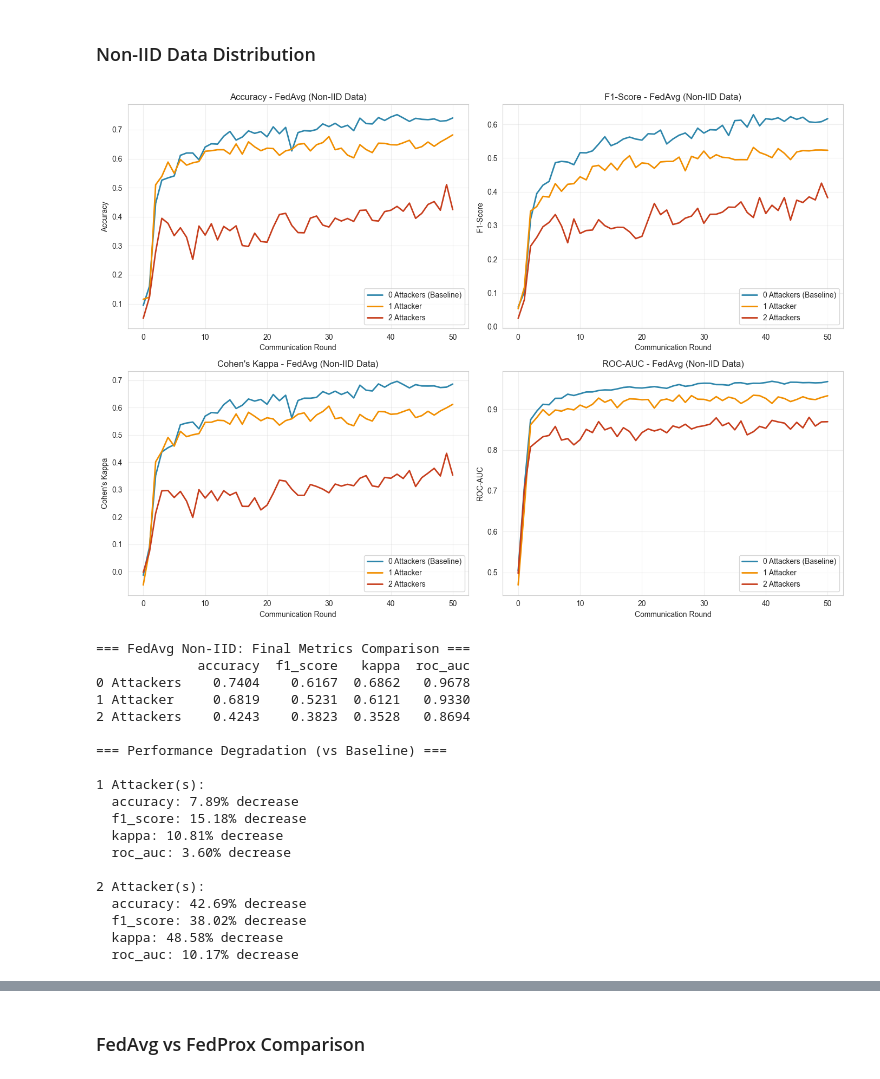
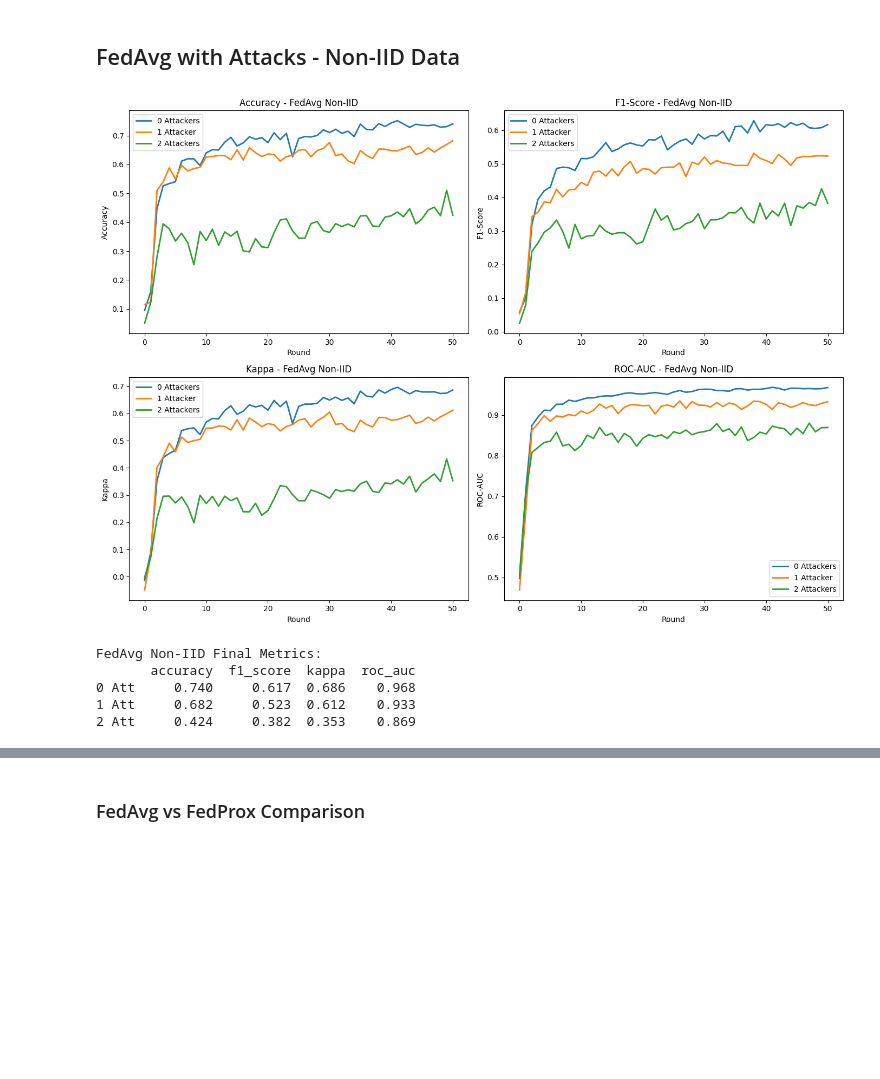
Before and after one commit to Malek-Kisanieh/Federated_learning, a Jupyter notebook: FL_Analysis.ipynb, the cells around one changed output, grey strips where cells are left out. Cells and saved outputs as stored; diff of their text form; code cells hidden in the pictures; blank space fills up the shorter version.

```diff
--- a/FL_Analysis.ipynb
+++ b/FL_Analysis.ipynb
@@ -100,7 +63,5 @@ First, we analyze the baseline performance without any attacks to establish a re
 # %%
-# Extract final metrics for baseline (0 attackers)
 def get_final_metrics(result_dict):
-    """Extract final round metrics"""
     return {
         'accuracy': result_dict['accuracy'][-1],
         'f1_score': result_dict['f1_score'][-1],
@@ -117,24 +78,23 @@ baseline_metrics = {
 
 # Create comparison table
 baseline_df = pd.DataFrame(baseline_metrics).T
-print("\n=== Baseline Performance (No Attacks) ===")
+baseline_df = pd.DataFrame(baseline_metrics).T
+print("Baseline Performance:")
 print(baseline_df.round(4))
 
-# Visualize baseline performance
 fig, axes = plt.subplots(1, 4, figsize=(16, 4))
 metrics = ['accuracy', 'f1_score', 'kappa', 'roc_auc']
-titles = ['Accuracy', 'F1-Score', "Cohen's Kappa", 'ROC-AUC']
+titles = ['Accuracy', 'F1-Score', 'Kappa', 'ROC-AUC']
 
 for idx, (metric, title) in enumerate(zip(metrics, titles)):
     data = [baseline_metrics[exp][metric] for exp in baseline_metrics.keys()]
-    axes[idx].bar(range(len(data)), data, color=['#2E86AB', '#A23B72', '#F18F01', '#C73E1D'])
+    axes[idx].bar(range(len(data)), data)
     axes[idx].set_xticks(range(len(data)))
-    axes[idx].set_xticklabels(['FedAvg\nIID', 'FedAvg\nNon-IID', 'FedProx\nIID', 'FedProx\nNon-IID'], rotation=0)
+    axes[idx].set_xticklabels(['FedAvg\nIID', 'FedAvg\nNon-IID', 'FedProx\nIID', 'FedProx\nNon-IID'])
     axes[idx].set_title(title)
     axes[idx].set_ylim([0, 1])
-    axes[idx].grid(axis='y', alpha=0.3)
 
 plt.tight_layout()
-plt.savefig('baseline_comparison.png', dpi=300, bbox_inches='tight')
+plt.savefig('baseline_comparison.png', dpi=300)
 plt.show()
 # %% [output]
@@ -218,64 +145,36 @@ for num_attackers in [1, 2]:
 # %% [markdown]
-### Non-IID Data Distribution
+## FedAvg with Attacks - Non-IID Data
 # %%
-# Plot FedAvg Non-IID experiments
 fig, axes = plt.subplots(2, 2, figsize=(14, 10))
 
 for idx, (metric, title) in enumerate(zip(metrics, titles)):
     ax = axes[idx // 2, idx % 2]
 
-    ax.plot(results['fedavg_noniid_0'][metric], label=labels[0], color=colors[0], linewidth=2)
-    ax.plot(results['fedavg_noniid_1'][metric], label=labels[1], color=colors[1], linewidth=2)
-    ax.plot(results['fedavg_noniid_2'][metric], label=labels[2], color=colors[2], linewidth=2)
+    ax.plot(results['fedavg_noniid_0'][metric], label='0 Attackers', linewidth=2)
+    ax.plot(results['fedavg_noniid_1'][metric], label='1 Attacker', linewidth=2)
+    ax.plot(results['fedavg_noniid_2'][metric], label='2 Attackers', linewidth=2)
 
-    ax.set_xlabel('Communication Round')
+    ax.set_xlabel('Round')
     ax.set_ylabel(title)
-    ax.set_title(f'{title} - FedAvg (Non-IID Data)')
+    ax.set_title(f'{title} - FedAvg Non-IID')
     ax.legend()
-    ax.grid(alpha=0.3)
 
 plt.tight_layout()
-plt.savefig('fedavg_noniid_attacks.png', dpi=300, bbox_inches='tight')
+plt.savefig('fedavg_noniid_attacks.png', dpi=300)
 plt.show()
 
-# Print comparison
-print("\n=== FedAvg Non-IID: Final Metrics Comparison ===")
+print("FedAvg Non-IID Final Metrics:")
 noniid_comparison = pd.DataFrame({
-    '0 Attackers': get_final_metrics(results['fedavg_noniid_0']),
-    '1 Attacker': get_final_metrics(results['fedavg_noniid_1']),
-    '2 Attackers': get_final_metrics(results['fedavg_noniid_2'])
+    '0 Att': get_final_metrics(results['fedavg_noniid_0']),
+    '1 Att': get_final_metrics(results['fedavg_noniid_1']),
+    '2 Att': get_final_metrics(results['fedavg_noniid_2'])
 }).T
-print(noniid_comparison.round(4))
-
-# Calculate degradation
-print("\n=== Performance Degradation (vs Baseline) ===")
-baseline = get_final_metrics(results['fedavg_noniid_0'])
-for num_attackers in [1, 2]:
-    key = f'fedavg_noniid_{num_attackers}'
-    attacked = get_final_metrics(results[key])
-    print(f"\n{num_attackers} Attacker(s):")
-    for metric in metrics:
-        degradation = (baseline[metric] - attacked[metric]) / baseline[metric] * 100
-        print(f"  {metric}: {degradation:.2f}% decrease")
+print(noniid_comparison.round(3))
 # %% [output]
-[figure, old version]
+[figure, new version]
-=== FedAvg Non-IID: Final Metrics Comparison ===
-             accuracy  f1_score   kappa  roc_auc
-0 Attackers    0.7404    0.6167  0.6862   0.9678
-1 Attacker     0.6819    0.5231  0.6121   0.9330
-2 Attackers    0.4243    0.3823  0.3528   0.8694
-
-=== Performance Degradation (vs Baseline) ===
-
-1 Attacker(s):
-  accuracy: 7.89% decrease
-  f1_score: 15.18% decrease
-  kappa: 10.81% decrease
-  roc_auc: 3.60% decrease
-
-2 Attacker(s):
-  accuracy: 42.69% decrease
-  f1_score: 38.02% decrease
-  kappa: 48.58% decrease
-  roc_auc: 10.17% decrease
+FedAvg Non-IID Final Metrics:
+       accuracy  f1_score  kappa  roc_auc
+0 Att     0.740     0.617  0.686    0.968
+1 Att     0.682     0.523  0.612    0.933
+2 Att     0.424     0.382  0.353    0.869
 # %% [markdown]
```
Also changed, not shown: parts of 18 cells of this notebook, 33 other files.
